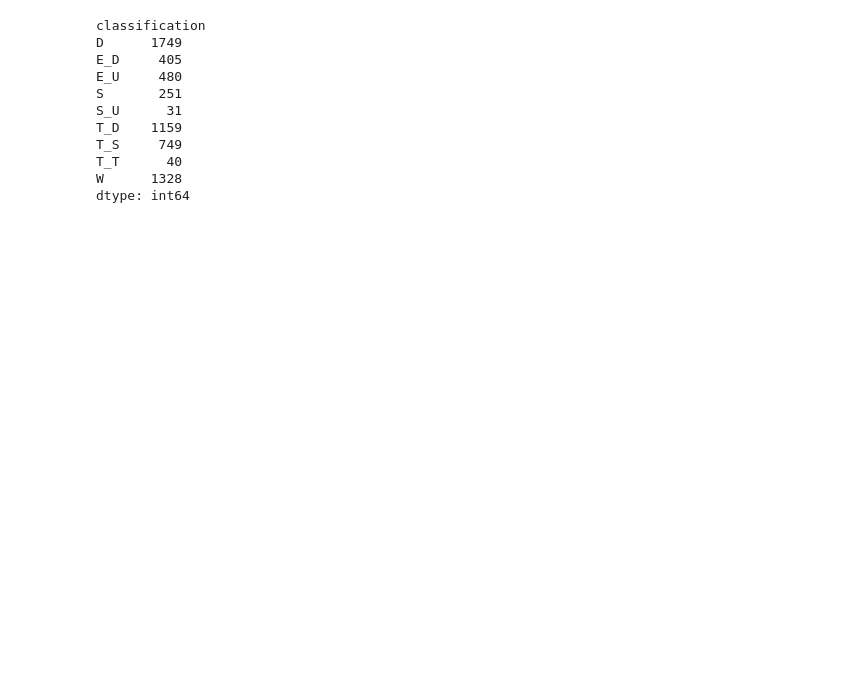
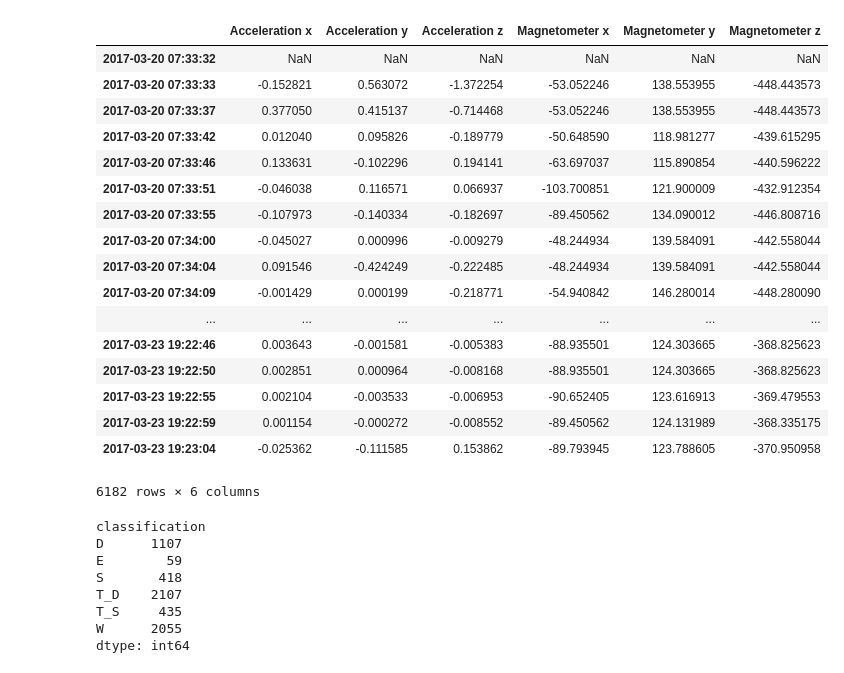
Before and after one commit to afeierman/Knowhere, a Jupyter notebook: code/Modeling_Glen.ipynb, the cells around one changed output. Drawn from its saved outputs; the diff is of its cells as text; code cells hidden in the pictures; blank space fills up the shorter version.

```diff
--- a/code/Modeling_Glen.ipynb
+++ b/code/Modeling_Glen.ipynb
@@ -32,4 +33,4 @@ from sklearn.metrics import roc_curve, auc
 from scipy import interp
 # %%
-glen_H_data_raw = pd.read_csv("Labeled_glen_2017-03-19 to 2017-03-23.csv")
+glen_H_data_raw = pd.read_csv("Labeled_glen_2017-03-19_to_2017-03-23_simplified.csv", index_col=0)
 # %%
@@ -61,17 +43,39 @@ glen_H_data.iloc[:,0:11].astype(float)
+# %%
+glen_H_data = glen_H_data_raw[['Acceleration x','Acceleration y','Acceleration z',
+                               'Magnetometer x','Magnetometer y','Magnetometer z',\
+                               'classification']]
+#glen_H_data = glen_H_data.dropna()#glen_H_data = glen_H_data.dropna()
+glen_H_data.iloc[:,0:6].astype(float)
+# %% [output]
+|  | Acceleration x | Acceleration y | Acceleration z | Magnetometer x | Magnetometer y | Magnetometer z |
+| 2017-03-20 07:33:32 | NaN | NaN | NaN | NaN | NaN | NaN |
+| 2017-03-20 07:33:33 | -0.152821 | 0.563072 | -1.372254 | -53.052246 | 138.553955 | -448.443573 |
+| 2017-03-20 07:33:37 | 0.377050 | 0.415137 | -0.714468 | -53.052246 | 138.553955 | -448.443573 |
+| 2017-03-20 07:33:42 | 0.012040 | 0.095826 | -0.189779 | -50.648590 | 118.981277 | -439.615295 |
+| 2017-03-20 07:33:46 | 0.133631 | -0.102296 | 0.194141 | -63.697037 | 115.890854 | -440.596222 |
+| 2017-03-20 07:33:51 | -0.046038 | 0.116571 | 0.066937 | -103.700851 | 121.900009 | -432.912354 |
+| 2017-03-20 07:33:55 | -0.107973 | -0.140334 | -0.182697 | -89.450562 | 134.090012 | -446.808716 |
+| 2017-03-20 07:34:00 | -0.045027 | 0.000996 | -0.009279 | -48.244934 | 139.584091 | -442.558044 |
+| 2017-03-20 07:34:04 | 0.091546 | -0.424249 | -0.222485 | -48.244934 | 139.584091 | -442.558044 |
+| 2017-03-20 07:34:09 | -0.001429 | 0.000199 | -0.218771 | -54.940842 | 146.280014 | -448.280090 |
+| ... | ... | ... | ... | ... | ... | ... |
+| 2017-03-23 19:22:46 | 0.003643 | -0.001581 | -0.005383 | -88.935501 | 124.303665 | -368.825623 |
+| 2017-03-23 19:22:50 | 0.002851 | 0.000964 | -0.008168 | -88.935501 | 124.303665 | -368.825623 |
+| 2017-03-23 19:22:55 | 0.002104 | -0.003533 | -0.006953 | -90.652405 | 123.616913 | -369.479553 |
+| 2017-03-23 19:22:59 | 0.001154 | -0.000272 | -0.008552 | -89.450562 | 124.131989 | -368.335175 |
+| 2017-03-23 19:23:04 | -0.025362 | -0.111585 | 0.153862 | -89.793945 | 123.788605 | -370.950958 |
+6182 rows × 6 columns
 # %%
-glen_H_data = glen_H_data.replace(to_replace='T_E', value='T_S')
+#glen_H_data = glen_H_data.replace(to_replace='T_E', value='T_S')
 glen_H_data.groupby("classification").size()
 # %% [output]
 classification
-D      1749
-E_D     405
-E_U     480
-S       251
-S_U      31
-T_D    1159
-T_S     749
-T_T      40
-W      1328
+D      1107
+E        59
+S       418
+T_D    2107
+T_S     435
+W      2055
 dtype: int64
 # %%
 glen_H_data['Acceleration'] =  np.sqrt(glen_H_data['Acceleration x']**2 + glen_H_data['Acceleration y']**2 +\
```
Also changed, not shown: parts of 37 cells of this notebook, 1 other file.
